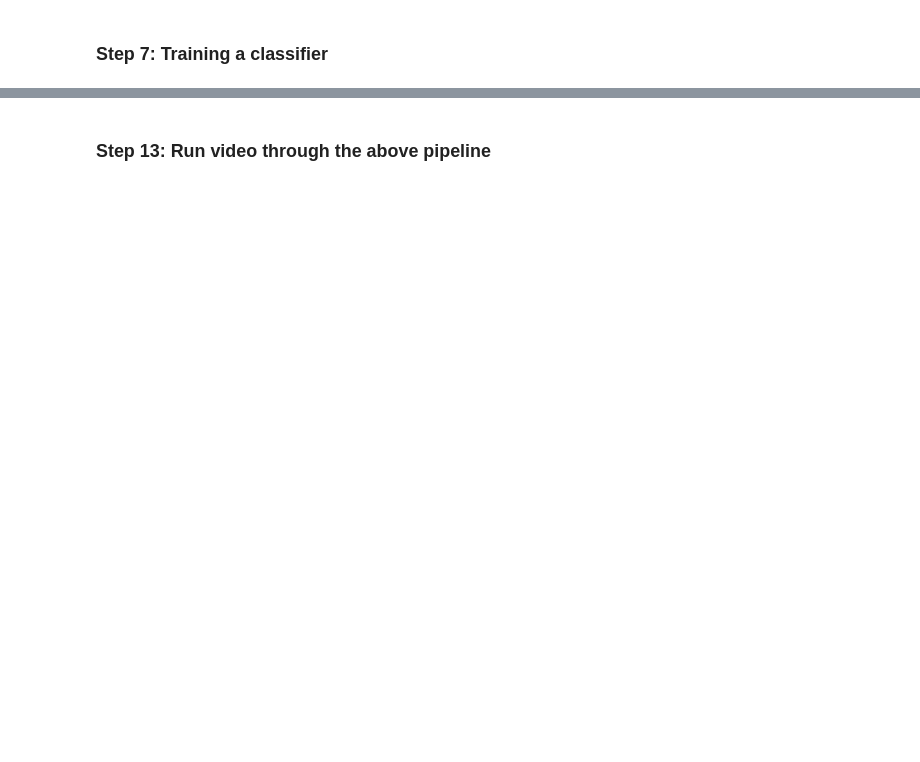
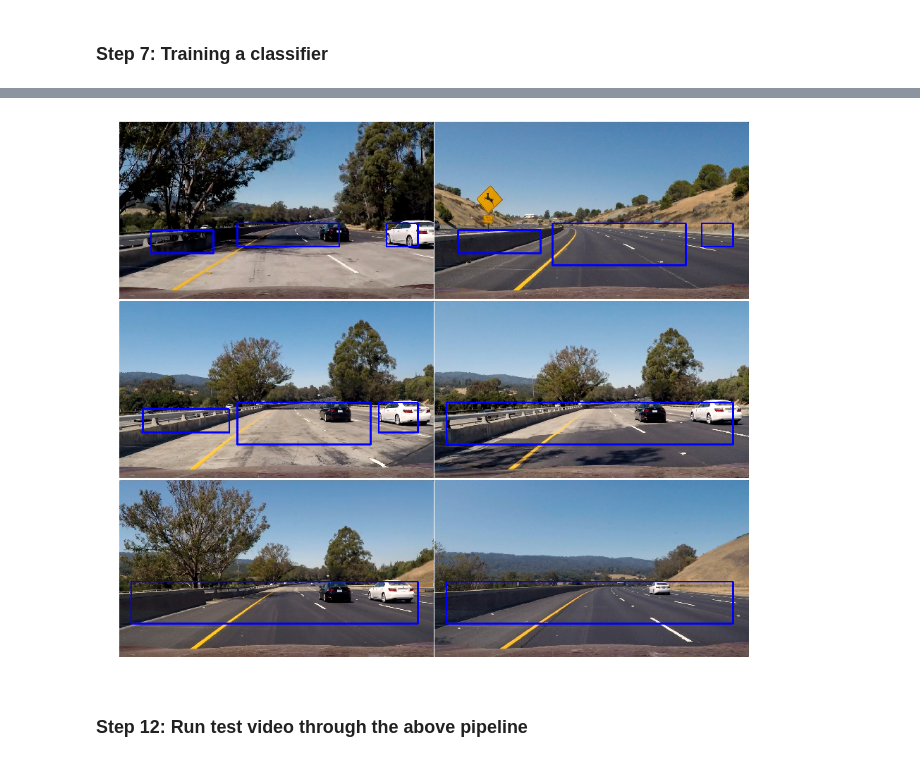
Before and after one commit to mrsandipandas/Udacity_Vehicle-Detection-P5, a Jupyter notebook: Vehicle_detection.ipynb, the cells around one changed output, grey strips where cells are left out. Cells and saved outputs as stored; diff of their text form; code cells hidden in the pictures; blank space fills up the shorter version.

```diff
--- a/Vehicle_detection.ipynb
+++ b/Vehicle_detection.ipynb
@@ -633,3 +590,46 @@ for i, im in enumerate(test_images):
+# %%
+history = deque(maxlen = 8)
+
+def process_frame(img):
+
+
+    out_img, bboxes = find_cars_scaled_window(img, clf, X_scaler, orient, pix_per_cell, cell_per_block, spatial_size, hist_bins)
+
+    heat = np.zeros_like(out_img[:,:,0]).astype(np.float)
+    # Add heat to each box in box list
+    heat = add_heat(heat, bboxes)
+
+    # Apply threshold to help remove false positives
+    threshold = 4
+    heat = apply_threshold(heat, threshold)
+
+    # Visualize the heatmap when displaying
+    current_heatmap = np.clip(heat, 0, 255)
+    history.append(current_heatmap)
+
+    heatmap = np.zeros_like(current_heatmap).astype(np.float)
+    for heat in history:
+        heatmap = heatmap + heat
+
+    # Find final boxes from heatmap using label function
+    labels = label(heatmap, structure=np.ones((3, 3)))
+    draw_img = draw_labeled_bboxes(np.copy(img), labels)
+    return draw_img
+
+
+
+
+test_images  = glob.glob('test_images/test*.jpg')
+
+fig, axs = plt.subplots(3, 2, figsize=(16,14))
+fig.subplots_adjust(hspace = .004, wspace=.002)
+axs = axs.ravel()
+
+for i, im in enumerate(test_images):
+    axs[i].imshow(process_frame(mpimg.imread(im)))
+    axs[i].axis('off')
+# %% [output]
+[figure, added]
 # %% [markdown]
-### Step 13: Run video through the above pipeline
+### Step 12: Run test video through the above pipeline
 # %%
```
Also changed, not shown: parts of 28 cells of this notebook, 23 other files.
